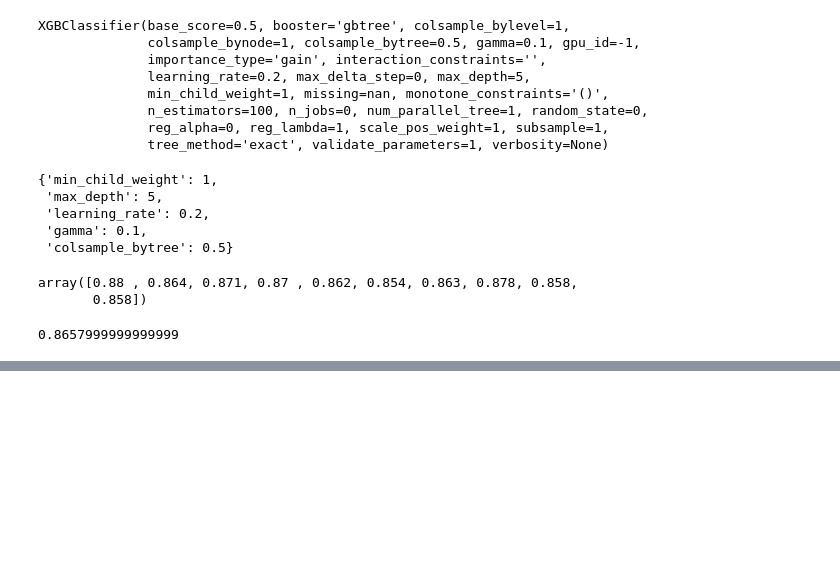
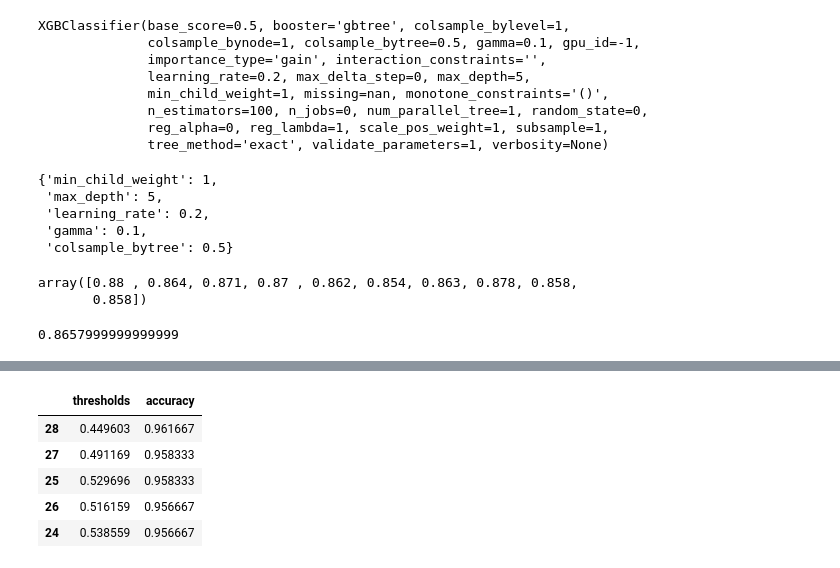
Before and after one commit to LuckyRathod/DataScience, a Jupyter notebook: P5 - Machine Learning/Complete_MachineLearning_Practical.ipynb, the cells around one changed output, grey strips where cells are left out. Cells and saved outputs as stored; diff of their text form; code cells hidden in the pictures; blank space fills up the shorter version.

```diff
--- a/P5 - Machine Learning/Complete_MachineLearning_Practical.ipynb
+++ b/P5 - Machine Learning/Complete_MachineLearning_Practical.ipynb
@@ -1005,0 +1063,9 @@ score.mean()
+# %%
+from sklearn.ensemble import AdaBoostClassifier
+ada_classifier=AdaBoostClassifier()
+ada_classifier.fit(X_train,y_train)
+ytrain_pred = ada_classifier.predict_proba(X_train)
+## 0th Column = Probability of Having 0 , 1st Column = Probability of Having 1 in _pred()
+print('AdaBoost train roc-auc : {} '.format(roc_auc_score(y_train,ytrain_pred[:,1])))
+ytest_pred = ada_classifier.predict_proba(X_test)
+print('AdaBoost test roc-auc : {} '.format(roc_auc_score(y_test,ytest_pred[:,1])))
@@ -1005,0 +1132,21 @@ score.mean()
+# %%
+### From Above Threshold value we will select best one
+
+from sklearn.metrics import accuracy_score
+accuracy_ls = []
+for thres in thresholds:
+    y_pred = np.where(final_prediction>thres,1,0)
+    accuracy_ls.append(accuracy_score(y_test,y_pred,normalize=True))
+
+accuracy_ls = pd.concat([pd.Series(thresholds),pd.Series(accuracy_ls)],axis=1)
+
+accuracy_ls.columns=['thresholds','accuracy']
+accuracy_ls.sort_values(by='accuracy',ascending=False,inplace=True)
+accuracy_ls.head()
+# %% [output]
+|  | thresholds | accuracy |
+| 28 | 0.449603 | 0.961667 |
+| 27 | 0.491169 | 0.958333 |
+| 25 | 0.529696 | 0.958333 |
+| 26 | 0.516159 | 0.956667 |
+| 24 | 0.538559 | 0.956667 |
```
Also changed, not shown: parts of 17 cells of this notebook.
